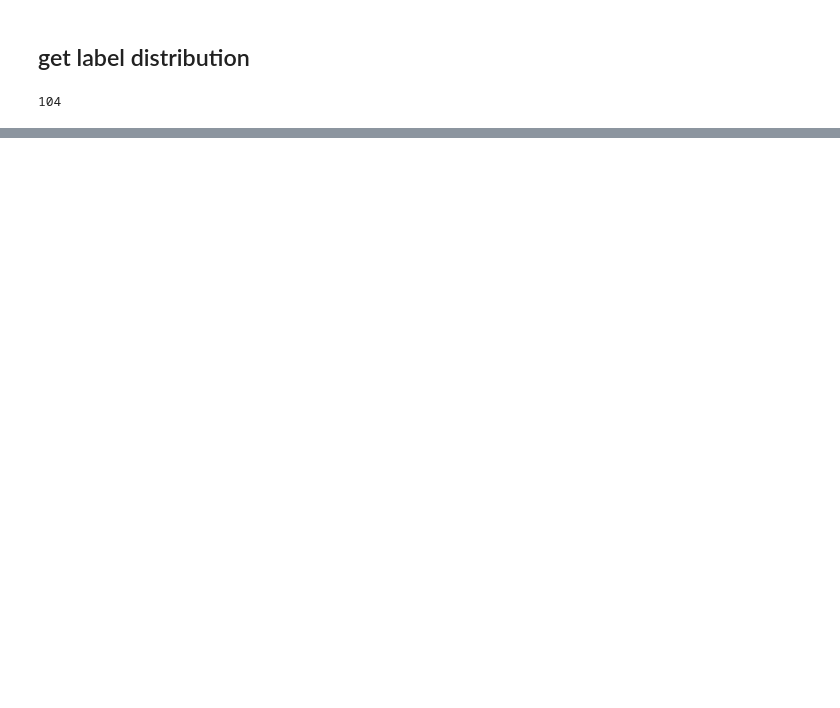
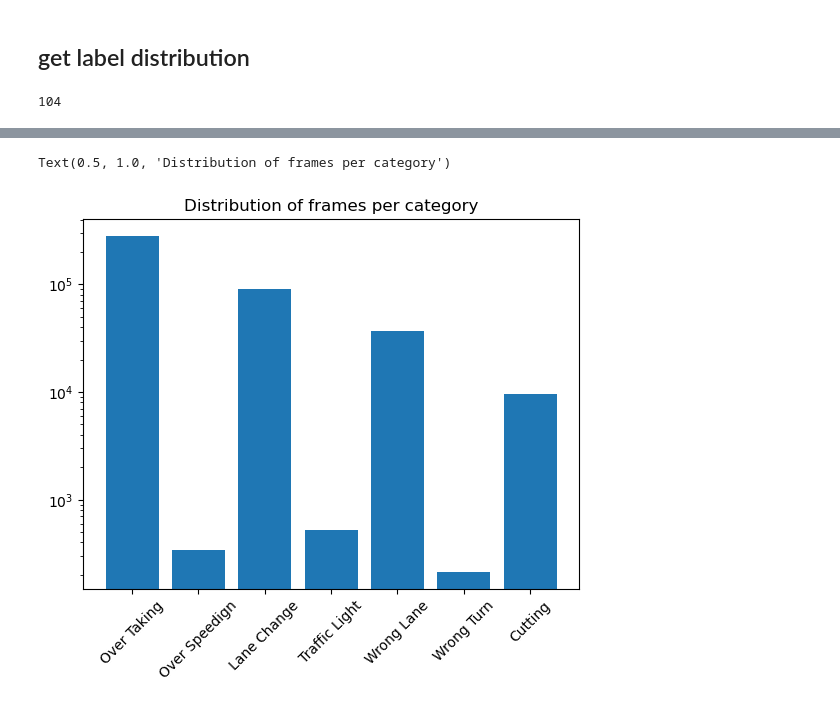
Before and after one commit to unofficial-Jona/assessing_ADB, a Jupyter notebook: dataset_analysis.ipynb, the cells around one changed output, grey strips where cells are left out. Drawn from its saved outputs; the diff is of its cells as text; code cells hidden in the pictures; blank space fills up the shorter version.

Commit message:
label distribution

```diff
--- a/dataset_analysis.ipynb
+++ b/dataset_analysis.ipynb
@@ -48,0 +77,14 @@ cat_list, total_frames, unannoted_frames
+# %%
+fig = plt.figure()
+
+ax = fig.add_subplot(1,1,1)
+ax.set_yscale('log')
+cat_names = ['Over Taking', 'Over Speedign', 'Lane Change', 'Traffic Light', 'Wrong Lane', 'Wrong Turn', 'Cutting']
+
+
+ax.bar(cat_names, cat_list)
+plt.xticks(rotation = 45)
+plt.title('Distribution of frames per category')
+# %% [output]
+Text(0.5, 1.0, 'Distribution of frames per category')
+[figure, added]
```
Also changed, not shown: parts of 4 cells of this notebook.
